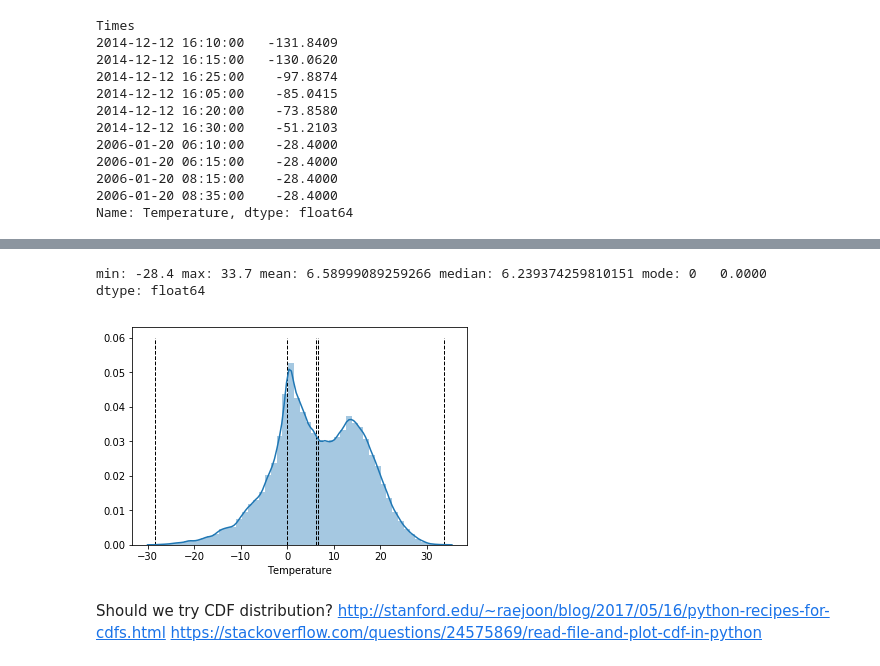
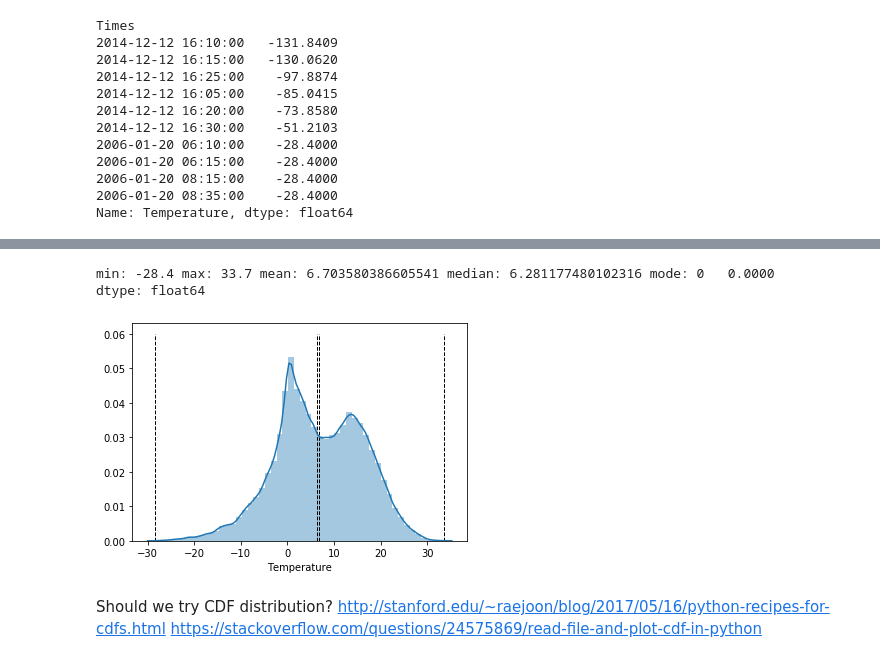
Before and after one commit to rkapp22/holidayplanner, a Jupyter notebook: holidayweather.ipynb, the cells around one changed output, grey strips where cells are left out. Saved outputs shown, nothing was run; the diff lists cells and outputs as text; code cells hidden in the pictures.

```diff
--- a/holidayweather.ipynb
+++ b/holidayweather.ipynb
@@ -652,11 +581,11 @@ data.Temperature.quantile([ 0.1, 0.2, 0.3, 0.4, 0.5, 0.6, 0.7, 0.8, 0.9]).plot(k
 # %%
 ax=sns.distplot(data.Temperature.dropna())
-ax.vlines([data.Temperature.min(), data.Temperature.max(), data.Temperature.mean(), data.Temperature.median(), data.Temperature.mode()], 0, 0.06,linewidth=1, linestyle='--')
+ax.vlines([data.Temperature.min(), data.Temperature.max(), data.Temperature.mean(), data.Temperature.median()], 0, 0.06, linewidth=1, linestyle='--')
 print('min:',data.Temperature.min(), 'max:',data.Temperature.max(),'mean:',data.Temperature.mean(), 'median:',data.Temperature.median(), 'mode:', data.Temperature.mode())
 # %% [output]
-min: -28.4 max: 33.7 mean: 6.58999089259266 median: 6.239374259810151 mode: 0   0.0000
+min: -28.4 max: 33.7 mean: 6.703580386605541 median: 6.281177480102316 mode: 0   0.0000
 dtype: float64
-[figure, old version]
+[figure, new version]
 # %% [markdown]
 Should we try CDF distribution?
 http://stanford.edu/~raejoon/blog/2017/05/16/python-recipes-for-cdfs.html
```
Also changed, not shown: parts of 136 cells of this notebook.
